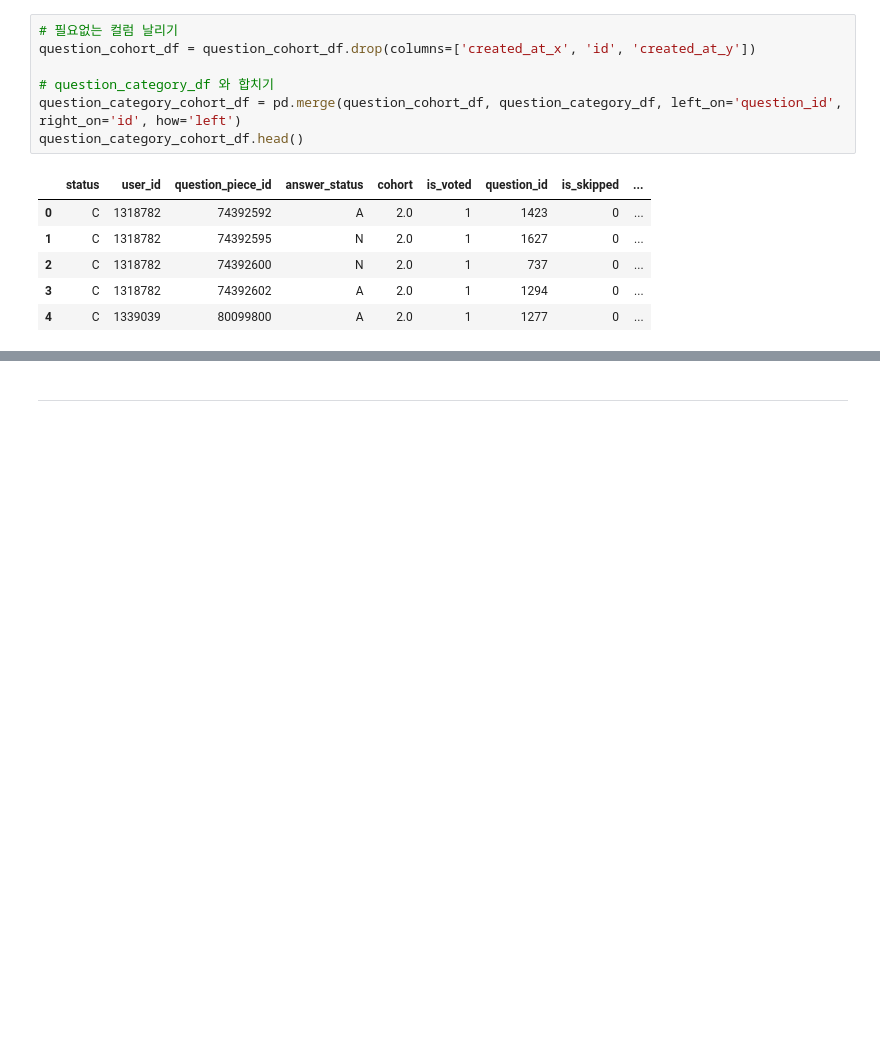
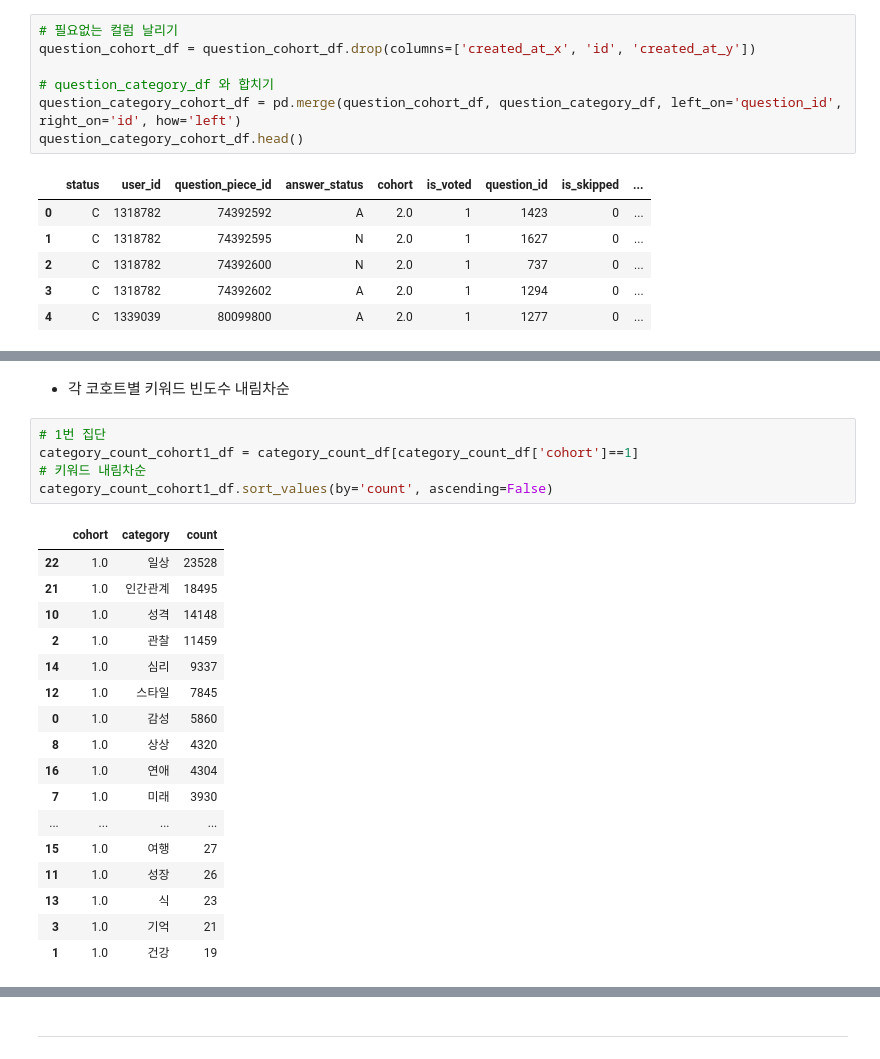
Before and after one commit to saeraniren/advanced_project, a Jupyter notebook: kpi_retention.ipynb, the cells around one changed output, grey strips where cells are left out. Drawn from its saved outputs; the diff is of its cells as text; blank space fills up the shorter version.

```diff
--- a/kpi_retention.ipynb
+++ b/kpi_retention.ipynb
@@ -722,0 +760,25 @@ question_category_cohort_df.head()
+# %% [markdown]
+- 각 코호트별 키워드 빈도수 내림차순
+# %%
+# 1번 집단
+category_count_cohort1_df = category_count_df[category_count_df['cohort']==1]
+# 키워드 내림차순
+category_count_cohort1_df.sort_values(by='count', ascending=False)
+# %% [output]
+|  | cohort | category | count |
+| 22 | 1.0 | 일상 | 23528 |
+| 21 | 1.0 | 인간관계 | 18495 |
+| 10 | 1.0 | 성격 | 14148 |
+| 2 | 1.0 | 관찰 | 11459 |
+| 14 | 1.0 | 심리 | 9337 |
+| 12 | 1.0 | 스타일 | 7845 |
+| 0 | 1.0 | 감성 | 5860 |
+| 8 | 1.0 | 상상 | 4320 |
+| 16 | 1.0 | 연애 | 4304 |
+| 7 | 1.0 | 미래 | 3930 |
+| ... | ... | ... | ... |
+| 15 | 1.0 | 여행 | 27 |
+| 11 | 1.0 | 성장 | 26 |
+| 13 | 1.0 | 식 | 23 |
+| 3 | 1.0 | 기억 | 21 |
+| 1 | 1.0 | 건강 | 19 |
```
Also changed, not shown: parts of 4 cells of this notebook.
